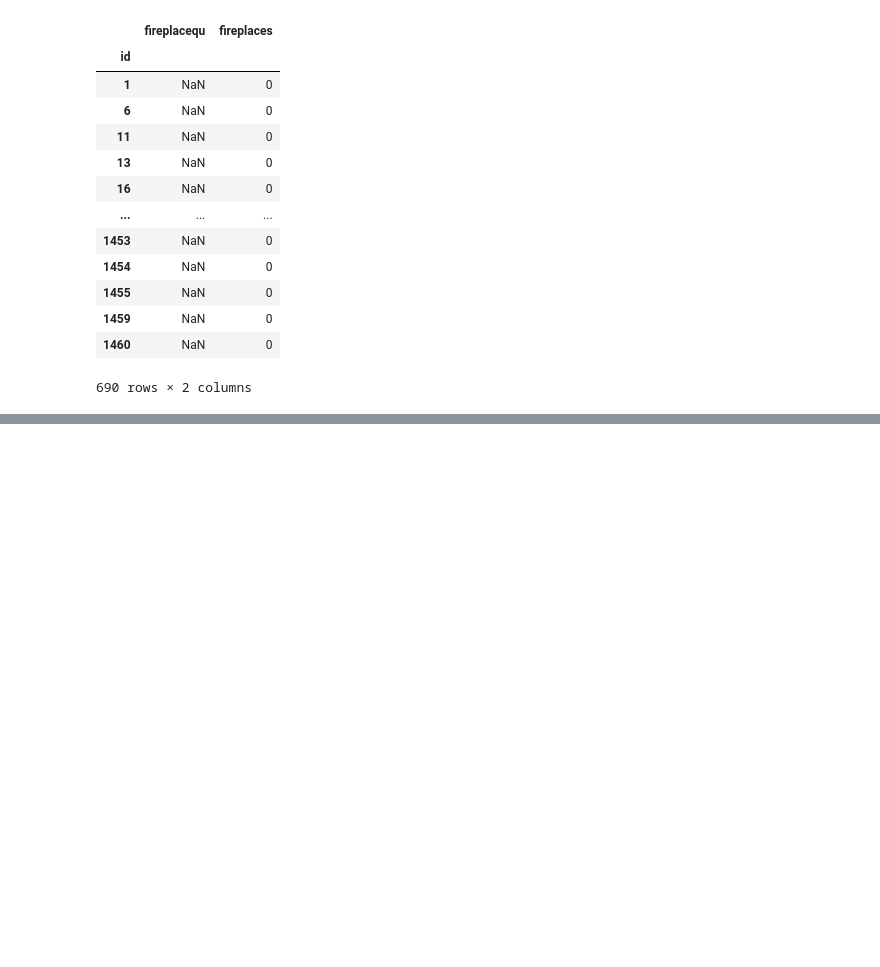
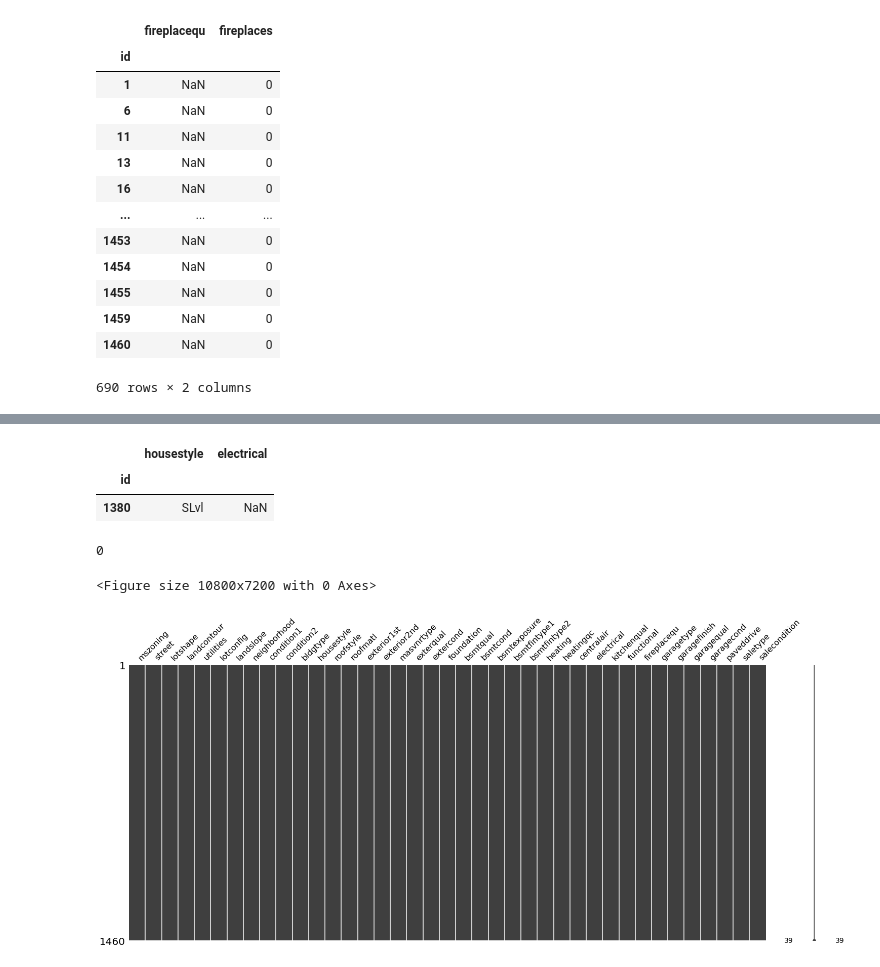
Before and after one commit to ashen007/pandas_data_analysis, a Jupyter notebook: v_3/r_2.ipynb, the cells around one changed output, grey strips where cells are left out. Drawn from its saved outputs; the diff is of its cells as text; code cells hidden in the pictures; blank space fills up the shorter version.

```diff
--- a/v_3/r_2.ipynb
+++ b/v_3/r_2.ipynb
@@ -505,0 +578,19 @@ train_data.iloc[np.where(train_data['fireplacequ'].isna())][['fireplacequ','fire
+# %%
+train_data.iloc[np.where(train_data['electrical'].isna())][['housestyle','electrical']]
+# %% [output]
+|  | housestyle | electrical |
+| id |  |  |
+| 1380 | SLvl | NaN |
+# %%
+train_data['electrical'].fillna(value='SBrkr',inplace=True)
+# %%
+train_data.electrical.isna().sum()
+# %% [output]
+0
+# %%
+plt.figure(figsize=[36,24],dpi=300)
+mn.matrix(train_data.select_dtypes(include=np.object))
+plt.show()
+# %% [output]
+<Figure size 10800x7200 with 0 Axes>
+[figure, added]
```
Also changed, not shown: parts of 7 cells of this notebook.
